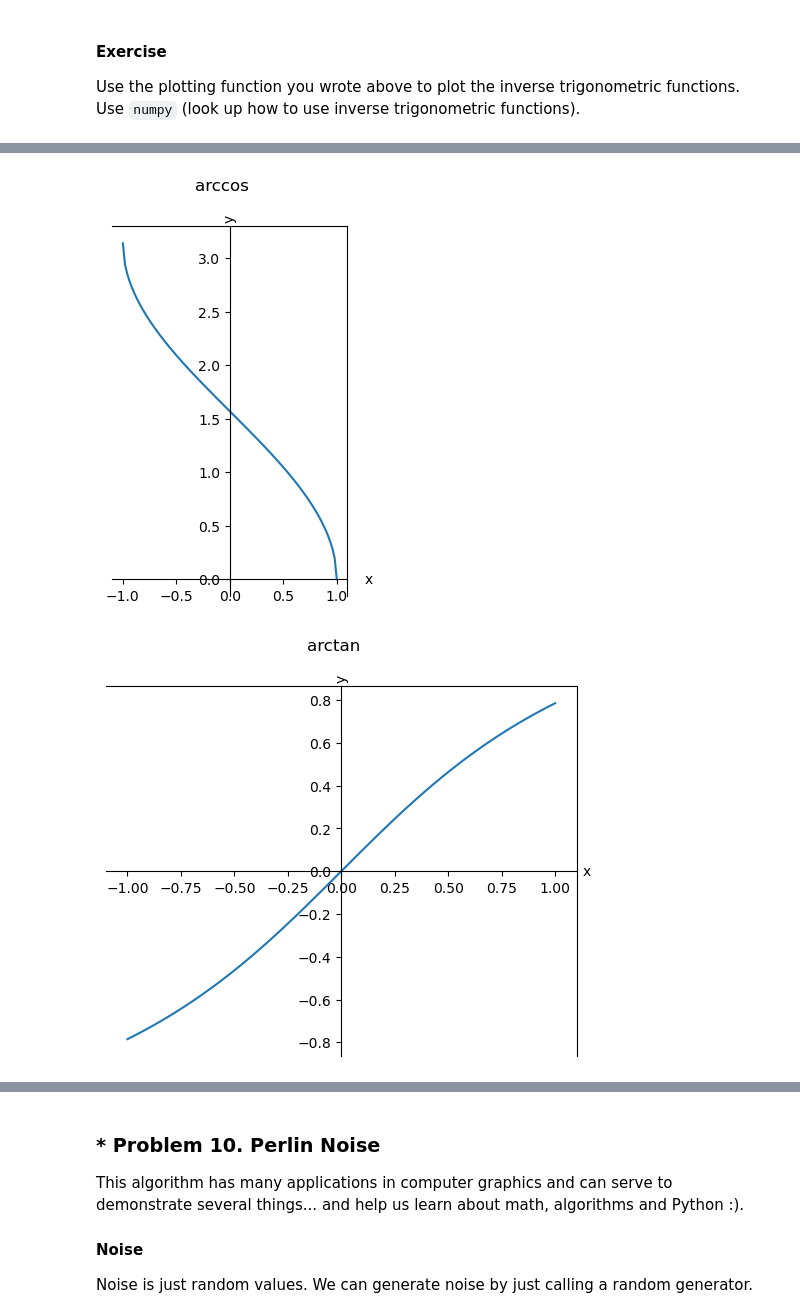
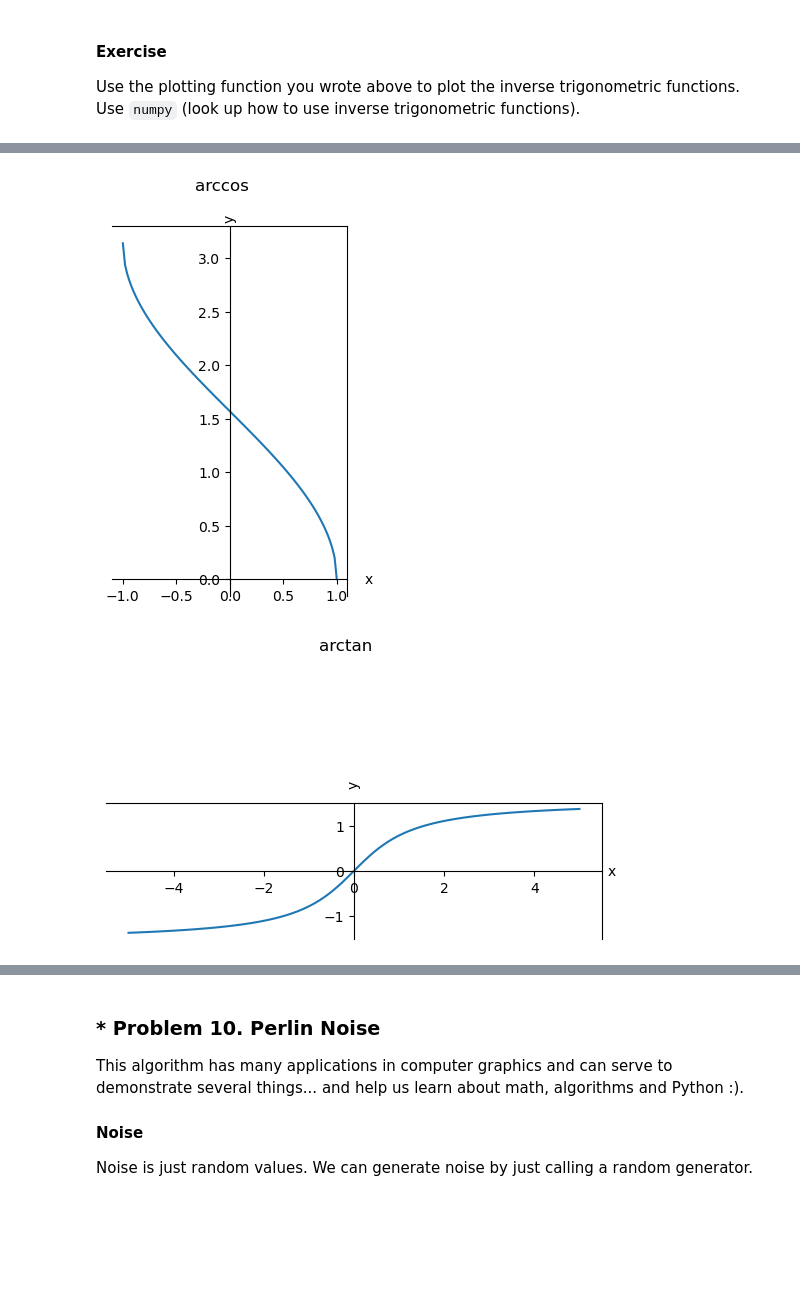
Before and after one commit to vessln/Math_concepts_for_developers, a Jupyter notebook: 1.High school maths/High-School Maths Exercise.ipynb, the cells around one changed output, grey strips where cells are left out. Drawn from its saved outputs; the diff is of its cells as text; code cells hidden in the pictures; blank space fills up the shorter version.

```diff
--- a/High school maths/High-School Maths Exercise.ipynb
+++ b/1.High school maths/High-School Maths Exercise.ipynb
@@ -729,9 +735,9 @@ $$ \text{arccot}(x) = \frac{\pi}{2} - \arctan(x) $$
 # %%
 plot_math_functions(lambda x: np.arcsin(x), -1, 1, 100, "arcsin")
 plot_math_functions(lambda x: np.arccos(x), -1, 1, 100, "arccos")
-plot_math_functions(lambda x: np.arctan(x), -1, 1, 100, "arctan")
-plot_math_functions(lambda x: math.pi / 2 - np.arctan(x), -1, 1, 100, "arccot")
+plot_math_functions(lambda x: np.arctan(x), -5, 5, 100, "arctan")
+plot_math_functions(lambda x: math.pi / 2 - np.arctan(x), -5, 5, 100, "arccot")
 # %% [output]
 [figure]
 [figure]
-[figure, old version]
+[figure, new version]
```
Also changed, not shown: parts of 4 cells of this notebook, 6 other files.
